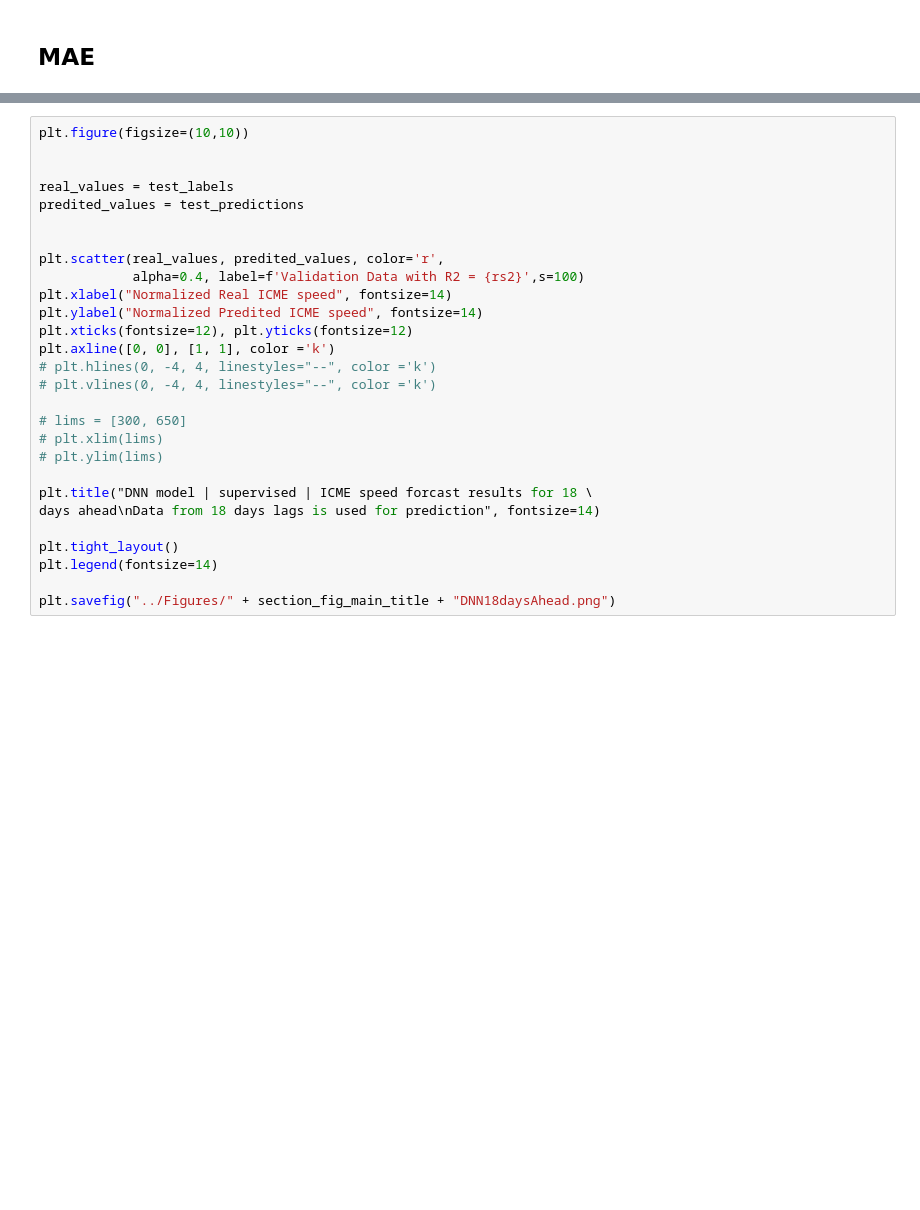
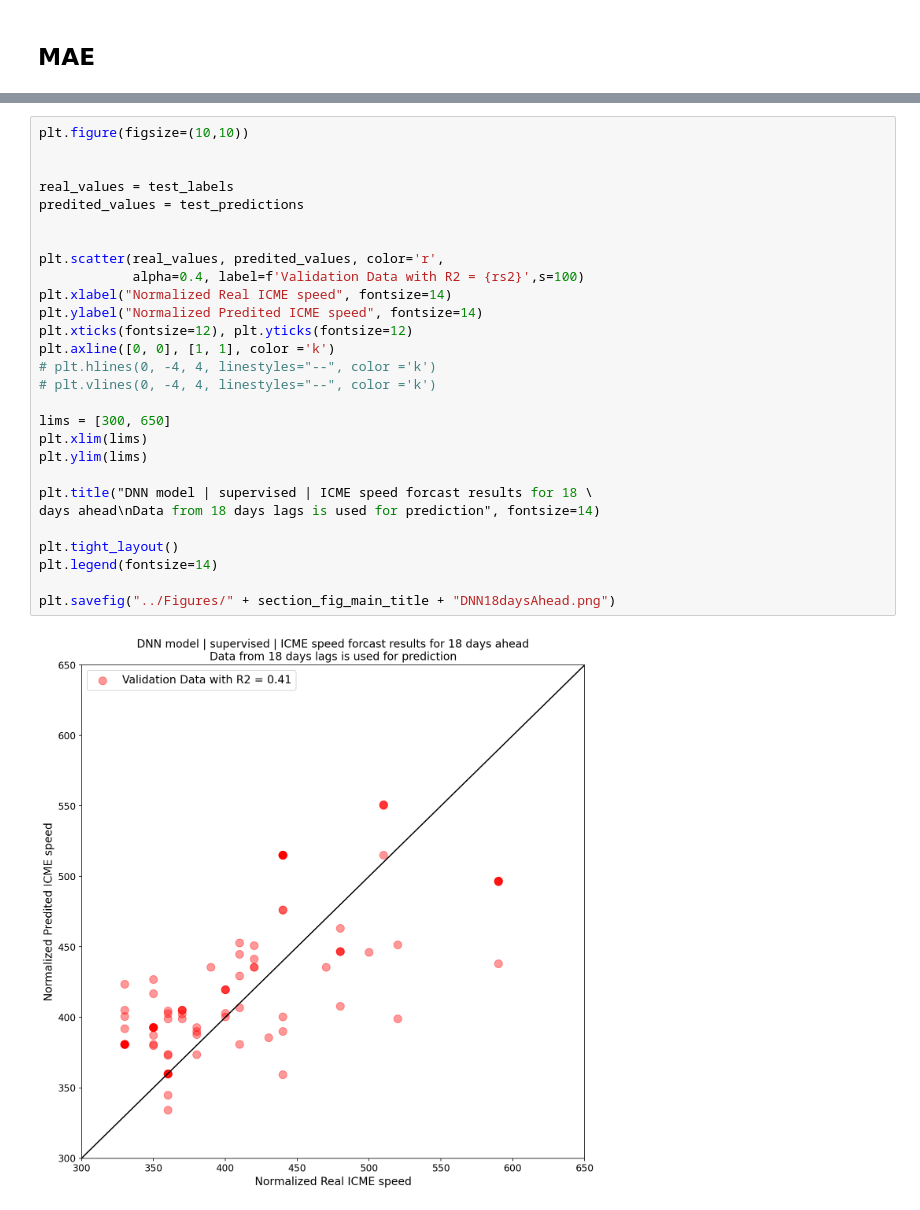
Before and after one commit to Atashnezhad/CME_forcast, a Jupyter notebook: Codes/P03_06_Multivar_tf_supervised.ipynb, the cells around one changed output, grey strips where cells are left out. Saved outputs shown, nothing was run; the diff lists cells and outputs as text; blank space fills up the shorter version.

```diff
--- a/Codes/P03_06_Multivar_tf_supervised.ipynb
+++ b/Codes/P03_06_Multivar_tf_supervised.ipynb
@@ -336,30 +532,32 @@ mae
 # %%
 plt.figure(figsize=(10,10))
 
 
 real_values = test_labels
 predited_values = test_predictions
 
 
 plt.scatter(real_values, predited_values, color='r',
             alpha=0.4, label=f'Validation Data with R2 = {rs2}',s=100)
 plt.xlabel("Normalized Real ICME speed", fontsize=14)
 plt.ylabel("Normalized Predited ICME speed", fontsize=14)
 plt.xticks(fontsize=12), plt.yticks(fontsize=12)
 plt.axline([0, 0], [1, 1], color ='k')
 # plt.hlines(0, -4, 4, linestyles="--", color ='k')
 # plt.vlines(0, -4, 4, linestyles="--", color ='k')
 
-# lims = [300, 650]
-# plt.xlim(lims)
-# plt.ylim(lims)
+lims = [300, 650]
+plt.xlim(lims)
+plt.ylim(lims)
 
 plt.title("DNN model | supervised | ICME speed forcast results for 18 \
 days ahead\nData from 18 days lags is used for prediction", fontsize=14)
 
 plt.tight_layout()
 plt.legend(fontsize=14)
 
 plt.savefig("../Figures/" + section_fig_main_title + "DNN18daysAhead.png")
+# %% [output]
+[figure, added]
 # %%
 dnn_model.save('../Models/dnn_model_tf_p03_06')
```
Also changed, not shown: parts of 39 cells of this notebook, 6 other files.
